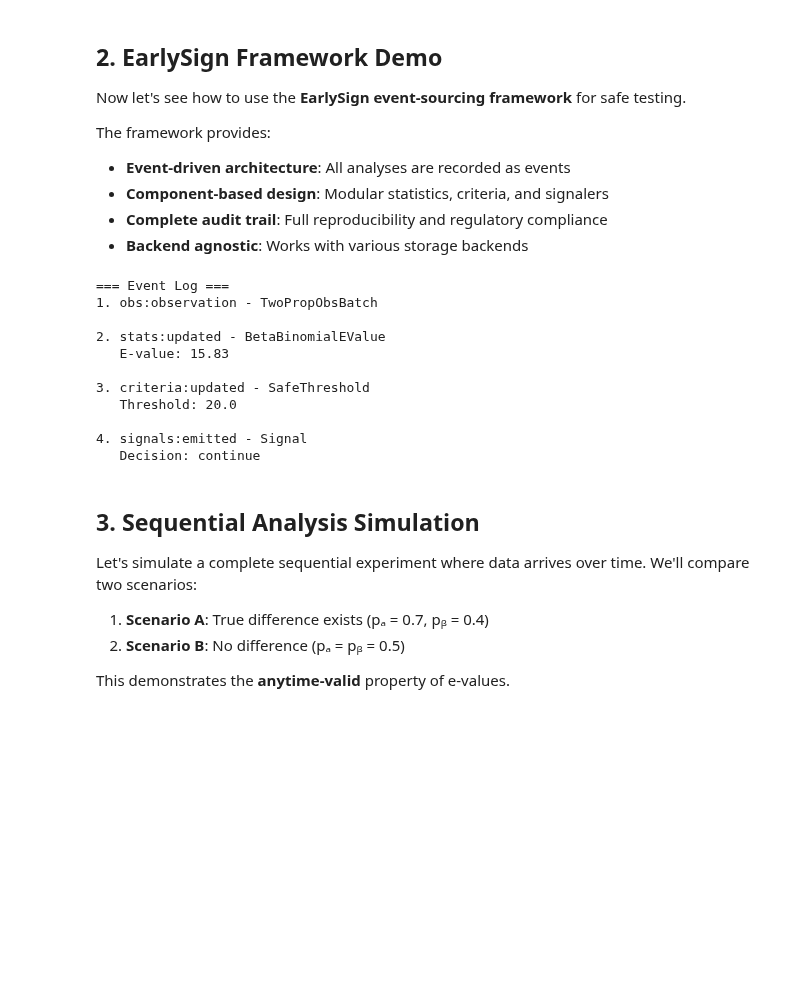
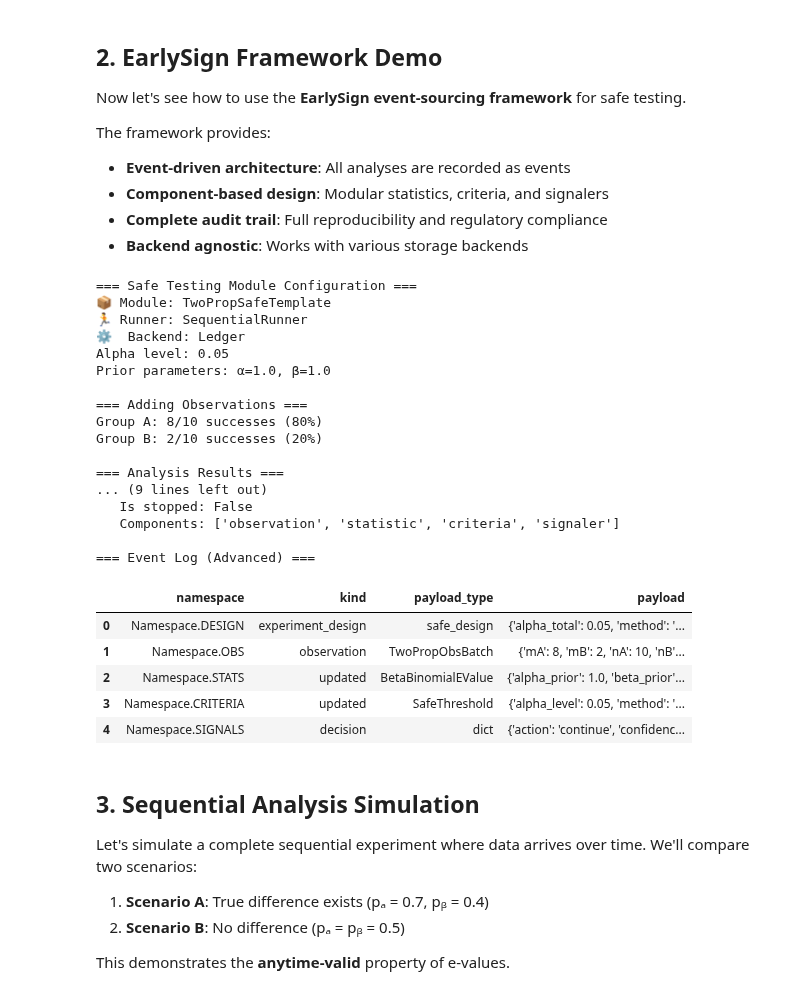
Before and after one commit to early-sign/EarlySign, a Jupyter notebook: docs/source/tutorial/002_guardrail_testing.ipynb, the cells around one changed output. Cells and saved outputs as stored; diff of their text form; code cells hidden in the pictures; blank space fills up the shorter version.

Commit message:
Fix notebook tests

```diff
--- a/docs/source/tutorial/002_guardrail_testing.ipynb
+++ b/docs/source/tutorial/002_guardrail_testing.ipynb
@@ -181,19 +183,26 @@ The framework provides:
 - **Backend agnostic**: Works with various storage backends
 # %%
 # Create a portable safe testing module
-safe_module = TwoPropSafeModule(
-    experiment_id="safe_test_demo", alpha_total=0.05, alpha_prior=1.0, beta_prior=1.0
+safe_module = TwoPropSafeTemplate(
+    experiment_id="safe_test_demo",
+    alpha_total=0.05,
+    prior_params={"alpha": 1.0, "beta": 1.0},
 )
 
-# Create runner with Polars backend
-runner = SequentialRunner(safe_module, PolarsLedger())
+# Create runner with ledger backend
+import ibis
+
+conn = ibis.duckdb.connect(":memory:")
+runner = SequentialRunner(safe_module, Ledger(conn, "safe_test"))
 
 print("=== Safe Testing Module Configuration ===")
 print(f"📦 Module: {safe_module.__class__.__name__}")
 print(f"🏃 Runner: {runner.__class__.__name__}")
 print(f"⚙️  Backend: {type(runner._ledger).__name__}")
 print(f"Alpha level: {safe_module.alpha_total}")
-print(f"Prior parameters: α={safe_module.alpha_prior}, β={safe_module.beta_prior}")
+print(
+    f"Prior parameters: α={safe_module.prior_params['alpha']}, β={safe_module.prior_params['beta']}"
+)
 
 # Add first observation batch: Group A performing better
 print("\n=== Adding Observations ===")
@@ -202,51 +211,71 @@ print("Group B: 2/10 successes (20%)")
 
 runner.add_observations(
     group_a_success=8, group_a_total=10, group_b_success=2, group_b_total=10
 )
 
 # Run the analysis
 result = runner.analyze()
 
 print("\n=== Analysis Results ===")
 print(f"E-value: {result.statistic_value:.2f}")
 print(f"Threshold (1/α): {result.threshold_value:.1f}")
 print(f"Decision: {'🛑 STOP' if result.should_stop else '✅ Continue'}")
 print(f"Group A rate: {result.group_a_rate:.1%}")
 print(f"Group B rate: {result.group_b_rate:.1%}")
 print(f"Log E-value: {result.additional_metrics.get('log_e_value', 'N/A'):.2f}")
 
 # Show runner summary
 summary = runner.get_summary()
 print(f"\n📊 Runner Summary:")
 print(f"   Total looks: {summary['total_looks']}")
 print(f"   Is stopped: {summary['is_stopped']}")
 print(f"   Components: {summary['components']}")
 
 # For advanced users: access underlying ledger events
 print("\n=== Event Log (Advanced) ===")
 ledger = runner._ledger
-events = list(ledger.reader().iter_rows(entity="safe_test_demo"))
-for i, event in enumerate(events, 1):
-    print(f"{i}. {event.namespace}:{event.kind} - {event.payload_type}")
-    if event.namespace == "stats":
-        print(f"   E-value: {event.payload.get('e_value', 'N/A'):.2f}")
-    elif event.namespace == "criteria":
-        print(f"   Threshold: {event.payload.get('threshold', 'N/A'):.1f}")
-    elif event.namespace == "signals":
-        print(f"   Decision: {event.payload.get('body', {}).get('action', 'N/A')}")
-    print()
+
+# Query events using correct ledger API
+events_query = ledger.table.filter(ledger.table.entity.startswith("safe_test_demo#"))
+events_df = events_query.select(
+    "namespace", "kind", "payload_type", "payload"
+).execute()
+events_df
+# events = ledger.unwrap_results(events_df)
+
+# for i, event in enumerate(events, 1):
+#     print(f"{i}. {event['namespace']}:{event['kind']} - {event['payload_type']}")
+#     if event['namespace'] == "stats":
+#         print(f"   E-value: {event['payload'].get('e_value', 'N/A'):.2f}")
+#     elif event['namespace'] == "criteria":
+#         print(f"   Threshold: {event['payload'].get('threshold', 'N/A'):.1f}")
+#     elif event['namespace'] == "signals":
+#         print(f"   Decision: {event['payload'].get('body', {}).get('action', 'N/A')}")
+#     print()
 # %% [output]
-=== Event Log ===
-1. obs:observation - TwoPropObsBatch
+=== Safe Testing Module Configuration ===
+📦 Module: TwoPropSafeTemplate
+🏃 Runner: SequentialRunner
+⚙️  Backend: Ledger
+Alpha level: 0.05
+Prior parameters: α=1.0, β=1.0
 
-2. stats:updated - BetaBinomialEValue
-   E-value: 15.83
+=== Adding Observations ===
+Group A: 8/10 successes (80%)
+Group B: 2/10 successes (20%)
 
-3. criteria:updated - SafeThreshold
-   Threshold: 20.0
+=== Analysis Results ===
+... (9 lines left out)
+   Is stopped: False
+   Components: ['observation', 'statistic', 'criteria', 'signaler']
 
-4. signals:emitted - Signal
-   Decision: continue
+=== Event Log (Advanced) ===
+|  | namespace | kind | payload_type | payload |
+| 0 | Namespace.DESIGN | experiment_design | safe_design | {'alpha_total': 0.05, 'method': '... |
+| 1 | Namespace.OBS | observation | TwoPropObsBatch | {'mA': 8, 'mB': 2, 'nA': 10, 'nB'... |
+| 2 | Namespace.STATS | updated | BetaBinomialEValue | {'alpha_prior': 1.0, 'beta_prior'... |
+| 3 | Namespace.CRITERIA | updated | SafeThreshold | {'alpha_level': 0.05, 'method': '... |
+| 4 | Namespace.SIGNALS | decision | dict | {'action': 'continue', 'confidenc... |
 # %% [markdown]
 ## 3. Sequential Analysis Simulation
 
```
Also changed, not shown: parts of 7 cells of this notebook, 3 other files.
